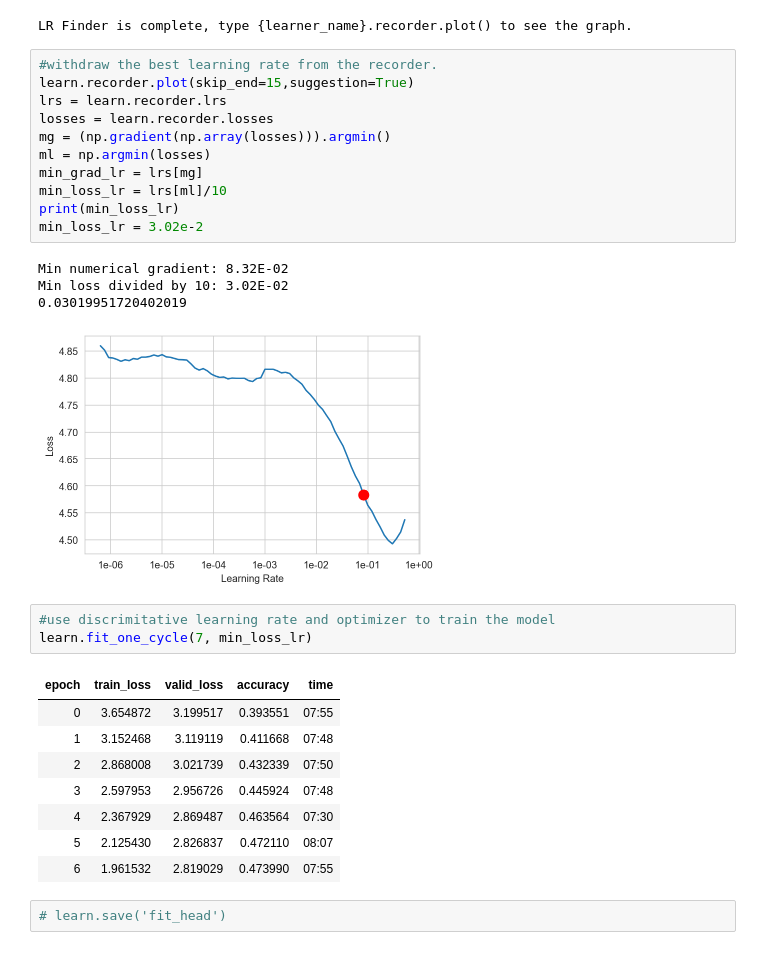
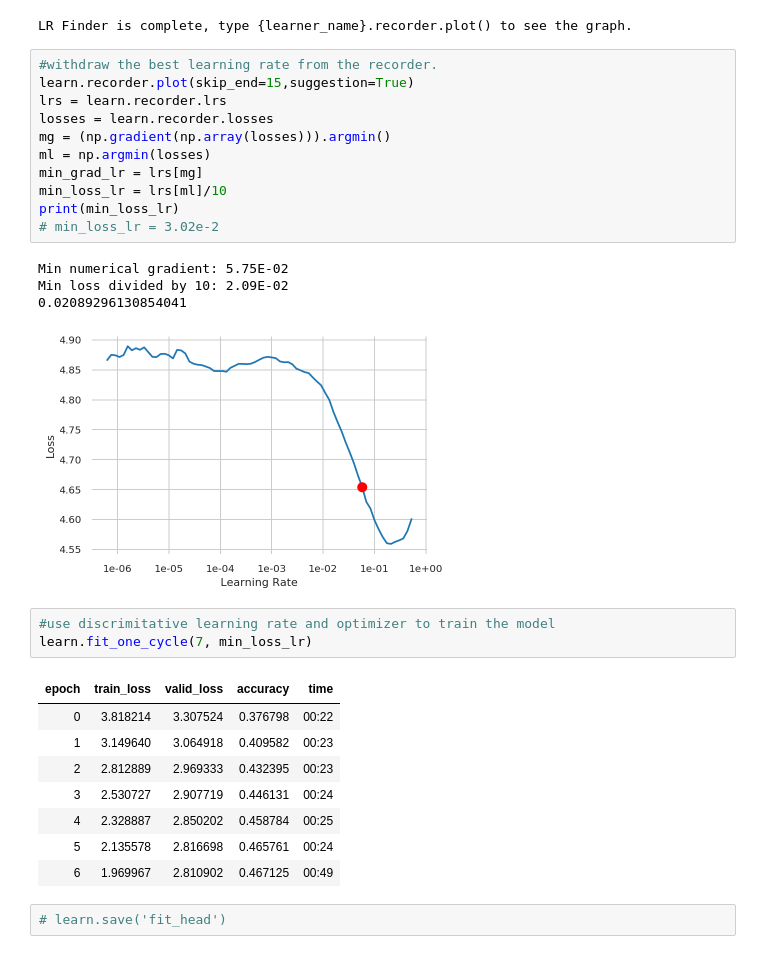
Before and after one commit to hwunlams/General-Assembly, a Jupyter notebook: Web Scrapping and salary prediction/Project4 web scrapping.ipynb, the cells around one changed output. Cells and saved outputs as stored; diff of their text form.

```diff
--- a/Web Scrapping and salary prediction/Project4 web scrapping.ipynb
+++ b/Web Scrapping and salary prediction/Project4 web scrapping.ipynb
@@ -705,31 +912,31 @@ LR Finder is complete, type {learner_name}.recorder.plot() to see the graph.
 # %%
 #withdraw the best learning rate from the recorder.
 learn.recorder.plot(skip_end=15,suggestion=True)
 lrs = learn.recorder.lrs
 losses = learn.recorder.losses
 mg = (np.gradient(np.array(losses))).argmin()
 ml = np.argmin(losses)
 min_grad_lr = lrs[mg]
 min_loss_lr = lrs[ml]/10
 print(min_loss_lr)
-min_loss_lr = 3.02e-2
+# min_loss_lr = 3.02e-2
 # %% [output]
-Min numerical gradient: 8.32E-02
-Min loss divided by 10: 3.02E-02
-0.03019951720402019
+Min numerical gradient: 5.75E-02
+Min loss divided by 10: 2.09E-02
+0.02089296130854041
-[figure, old version]
+[figure, new version]
 # %%
 #use discrimitative learning rate and optimizer to train the model
 learn.fit_one_cycle(7, min_loss_lr)
 # %% [output]
 | epoch | train_loss | valid_loss | accuracy | time |
-| 0 | 3.654872 | 3.199517 | 0.393551 | 07:55 |
-| 1 | 3.152468 | 3.119119 | 0.411668 | 07:48 |
-| 2 | 2.868008 | 3.021739 | 0.432339 | 07:50 |
-| 3 | 2.597953 | 2.956726 | 0.445924 | 07:48 |
-| 4 | 2.367929 | 2.869487 | 0.463564 | 07:30 |
-| 5 | 2.125430 | 2.826837 | 0.472110 | 08:07 |
-| 6 | 1.961532 | 2.819029 | 0.473990 | 07:55 |
+| 0 | 3.818214 | 3.307524 | 0.376798 | 00:22 |
+| 1 | 3.149640 | 3.064918 | 0.409582 | 00:23 |
+| 2 | 2.812889 | 2.969333 | 0.432395 | 00:23 |
+| 3 | 2.530727 | 2.907719 | 0.446131 | 00:24 |
+| 4 | 2.328887 | 2.850202 | 0.458784 | 00:25 |
+| 5 | 2.135578 | 2.816698 | 0.465761 | 00:24 |
+| 6 | 1.969967 | 2.810902 | 0.467125 | 00:49 |
 # %%
 # learn.save('fit_head')
 # %%
```
Also changed, not shown: parts of 48 cells of this notebook.
